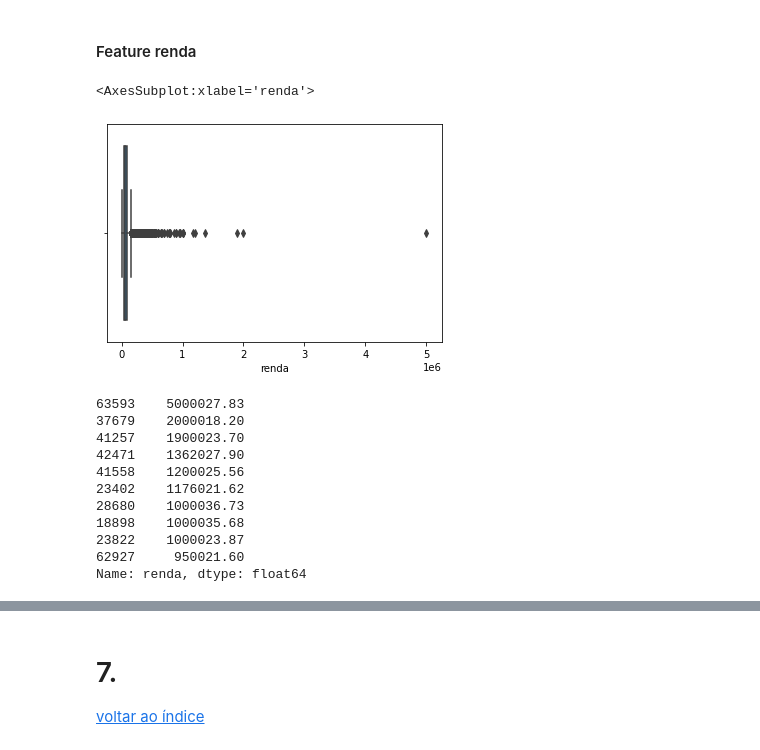
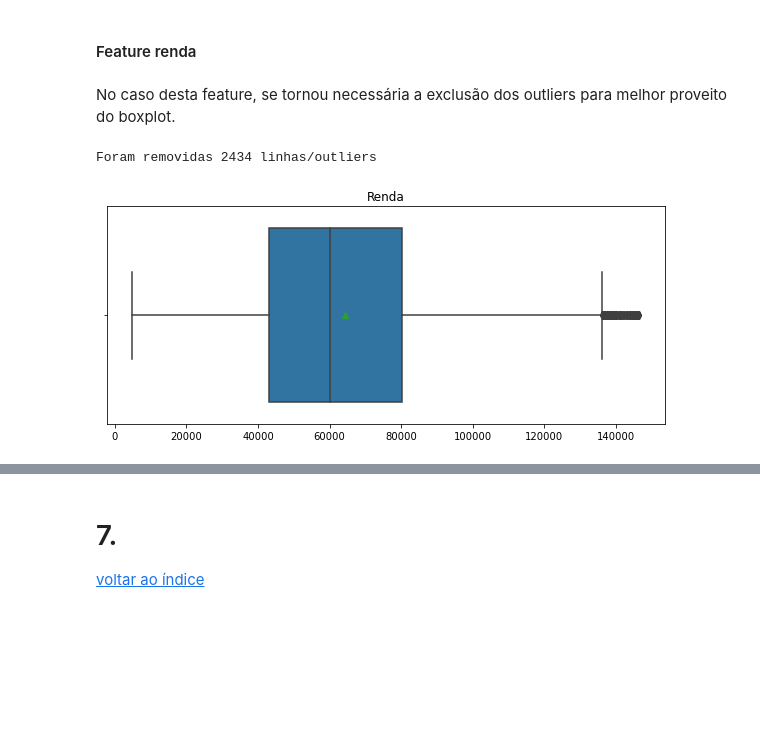
Before and after one commit to ihaveonesun/analise_descritiva_banco, a Jupyter notebook: analise_descritiva_banco_01.ipynb, the cells around one changed output, grey strips where cells are left out. Saved outputs shown, nothing was run; the diff lists cells and outputs as text; code cells hidden in the pictures; blank space fills up the shorter version.

```diff
--- a/analise_descritiva_banco_01.ipynb
+++ b/analise_descritiva_banco_01.ipynb
@@ -192,21 +173,35 @@ Name: perfil_facebook, dtype: float64
+# %%
+def limites(coluna):
+    '''Essa function define os limites mínimo e máximo. Para que valores fora deste intervalo sejam excluídos'''
+    q1 = coluna.quantile(0.25)
+    q3 = coluna.quantile(0.75)
+    amplitude = q3 - q1
+    return q1 - 1.5 * amplitude, q3 + 1.5 * amplitude
+
+def excluir_outliers(df, nome_coluna):
+    '''Essa function exclui os outliers que estão fora da área delimitada'''
+    qtde_linhas = df.shape[0]
+    limite_inferior, limite_superior = limites(df[nome_coluna])
+    df = df.loc[(df[nome_coluna] >= limite_inferior) & (df[nome_coluna] <= limite_superior),:]
+    print('Foram removidas {} linhas/outliers'.format(qtde_linhas - df.shape[0]))
+    return df
+# %%
+def grafico_boxplot(coluna):
+    plt.figure(figsize=(10,4))
+    sns.boxplot(x = coluna, showmeans=True).set(title = coluna.name.capitalize(), xlabel=None)
+
+def grafico_histograma(coluna):
+    sns.displot(coluna, bins=25, height=5, aspect=2)\
+    .set(title = coluna.name.capitalize(), xlabel=None)
 # %% [markdown]
 #### Feature renda
+# %% [markdown]
+No caso desta feature, se tornou necessária a exclusão dos outliers para melhor proveito do boxplot.
+# %%
+df_risco_credito = excluir_outliers(df_risco_credito, 'renda')
+# %% [output]
+Foram removidas 2434 linhas/outliers
 # %%
-sns.boxplot(df_risco_credito.renda)
+grafico_boxplot(df_risco_credito.renda)
 # %% [output]
-<AxesSubplot:xlabel='renda'>
-[figure, old version]
+[figure, new version]
-# %%
-df_risco_credito.renda.sort_values(ascending=False).head(10)
-# %% [output]
-63593    5000027.83
-37679    2000018.20
-41257    1900023.70
-42471    1362027.90
-41558    1200025.56
-23402    1176021.62
-28680    1000036.73
-18898    1000035.68
-23822    1000023.87
-62927     950021.60
-Name: renda, dtype: float64
```
Also changed, not shown: parts of 22 cells of this notebook.
